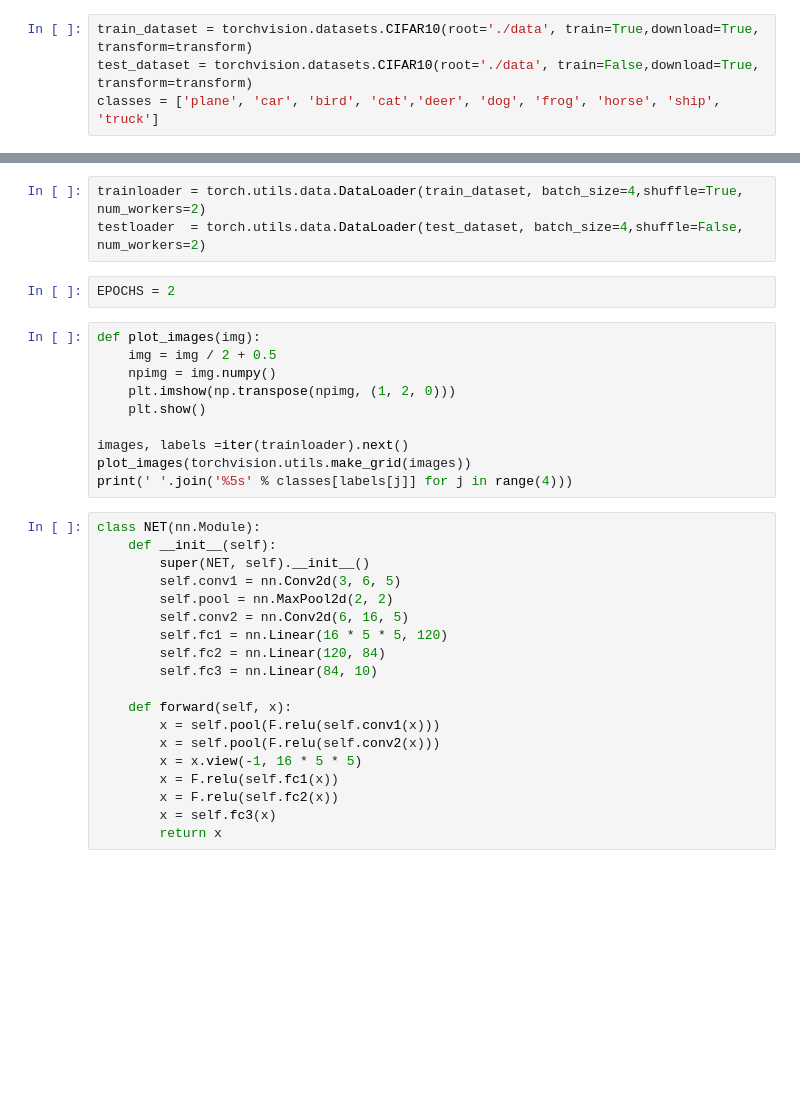
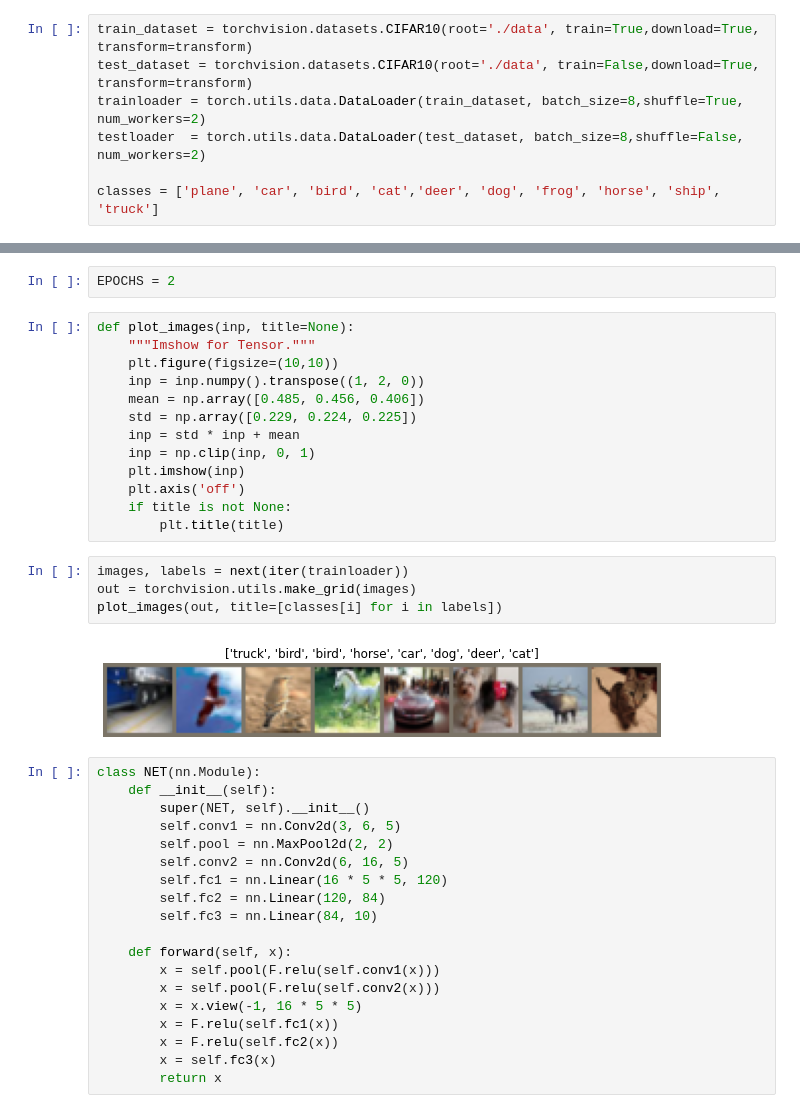
Before and after one commit to apthagowda97/computer_vision_poc, a Jupyter notebook: classification/CIFAR.ipynb, the cells around one changed output, grey strips where cells are left out. Drawn from its saved outputs; the diff is of its cells as text; blank space fills up the shorter version.

```diff
--- a/classification/CIFAR.ipynb
+++ b/classification/CIFAR.ipynb
@@ -24,25 +28,34 @@ transform = transforms.Compose([
 # %%
 train_dataset = torchvision.datasets.CIFAR10(root='./data', train=True,download=True, transform=transform)
 test_dataset = torchvision.datasets.CIFAR10(root='./data', train=False,download=True, transform=transform)
+trainloader = torch.utils.data.DataLoader(train_dataset, batch_size=8,shuffle=True, num_workers=2)
+testloader  = torch.utils.data.DataLoader(test_dataset, batch_size=8,shuffle=False, num_workers=2)
+
 classes = ['plane', 'car', 'bird', 'cat','deer', 'dog', 'frog', 'horse', 'ship', 'truck']
 # %% [output]
 Files already downloaded and verified
 Files already downloaded and verified
-# %%
-trainloader = torch.utils.data.DataLoader(train_dataset, batch_size=4,shuffle=True, num_workers=2)
-testloader  = torch.utils.data.DataLoader(test_dataset, batch_size=4,shuffle=False, num_workers=2)
 # %%
 EPOCHS = 2
-# %%
-def plot_images(img):
-    img = img / 2 + 0.5
-    npimg = img.numpy()
-    plt.imshow(np.transpose(npimg, (1, 2, 0)))
-    plt.show()
-
-images, labels =iter(trainloader).next()
-plot_images(torchvision.utils.make_grid(images))
-print(' '.join('%5s' % classes[labels[j]] for j in range(4)))
+# %%
+def plot_images(inp, title=None):
+    """Imshow for Tensor."""
+    plt.figure(figsize=(10,10))
+    inp = inp.numpy().transpose((1, 2, 0))
+    mean = np.array([0.485, 0.456, 0.406])
+    std = np.array([0.229, 0.224, 0.225])
+    inp = std * inp + mean
+    inp = np.clip(inp, 0, 1)
+    plt.imshow(inp)
+    plt.axis('off')
+    if title is not None:
+        plt.title(title)
+# %%
+images, labels = next(iter(trainloader))
+out = torchvision.utils.make_grid(images)
+plot_images(out, title=[classes[i] for i in labels])
+# %% [output]
+[figure, added]
 # %%
 class NET(nn.Module):
     def __init__(self):
```
Also changed, not shown: parts of 6 cells of this notebook.
